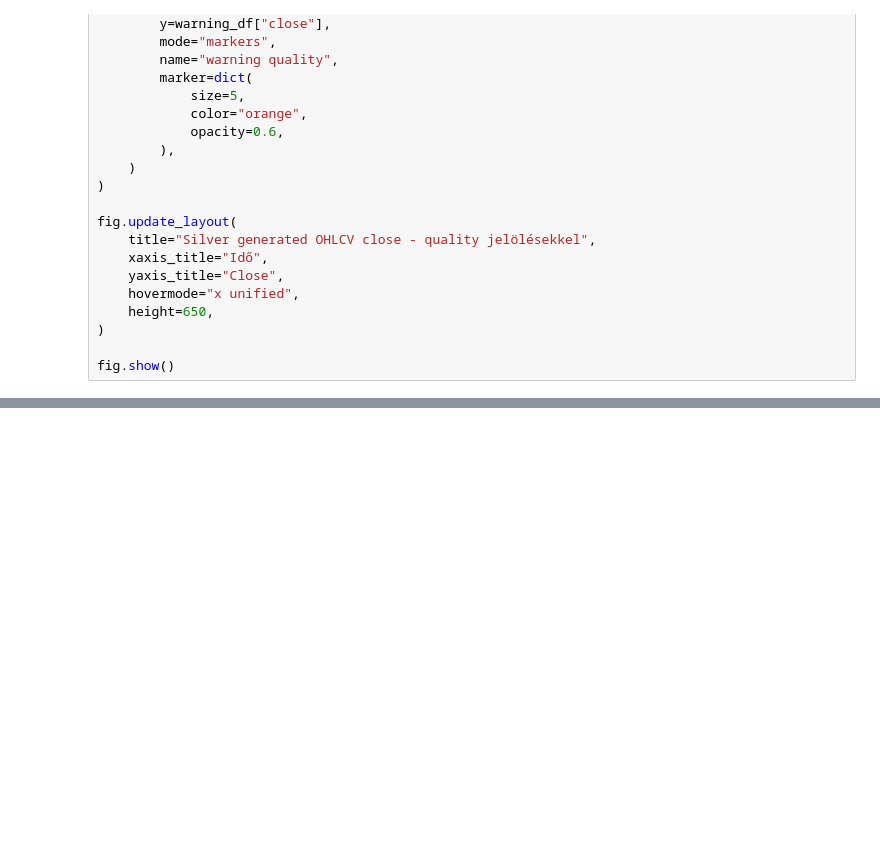
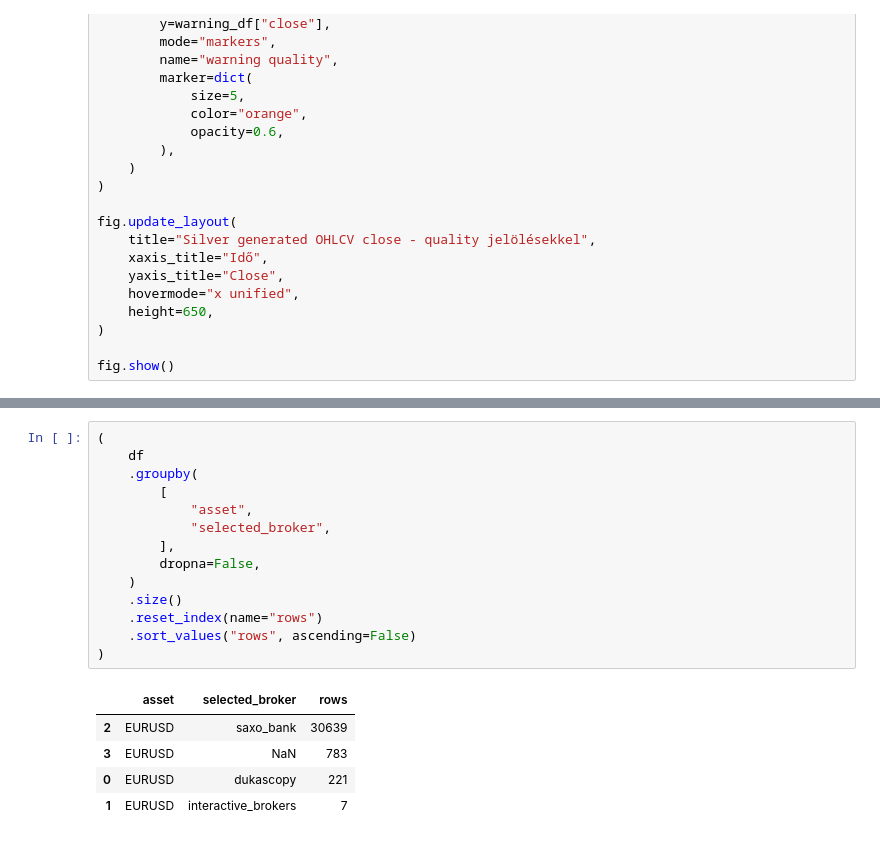
Before and after one commit to tamaskristok/on_lab_v2, a Jupyter notebook: labor.ipynb, the cells around one changed output, grey strips where cells are left out. Drawn from its saved outputs; the diff is of its cells as text; blank space fills up the shorter version.

```diff
--- a/labor.ipynb
+++ b/labor.ipynb
@@ -6575,0 +6690,20 @@ D
+# %%
+(
+    df
+    .groupby(
+        [
+            "asset",
+            "selected_broker",
+        ],
+        dropna=False,
+    )
+    .size()
+    .reset_index(name="rows")
+    .sort_values("rows", ascending=False)
+)
+# %% [output]
+|  | asset | selected_broker | rows |
+| 2 | EURUSD | saxo_bank | 30639 |
+| 3 | EURUSD | NaN | 783 |
+| 0 | EURUSD | dukascopy | 221 |
+| 1 | EURUSD | interactive_brokers | 7 |
```
Also changed, not shown: parts of 4 cells of this notebook, 2 other files.
